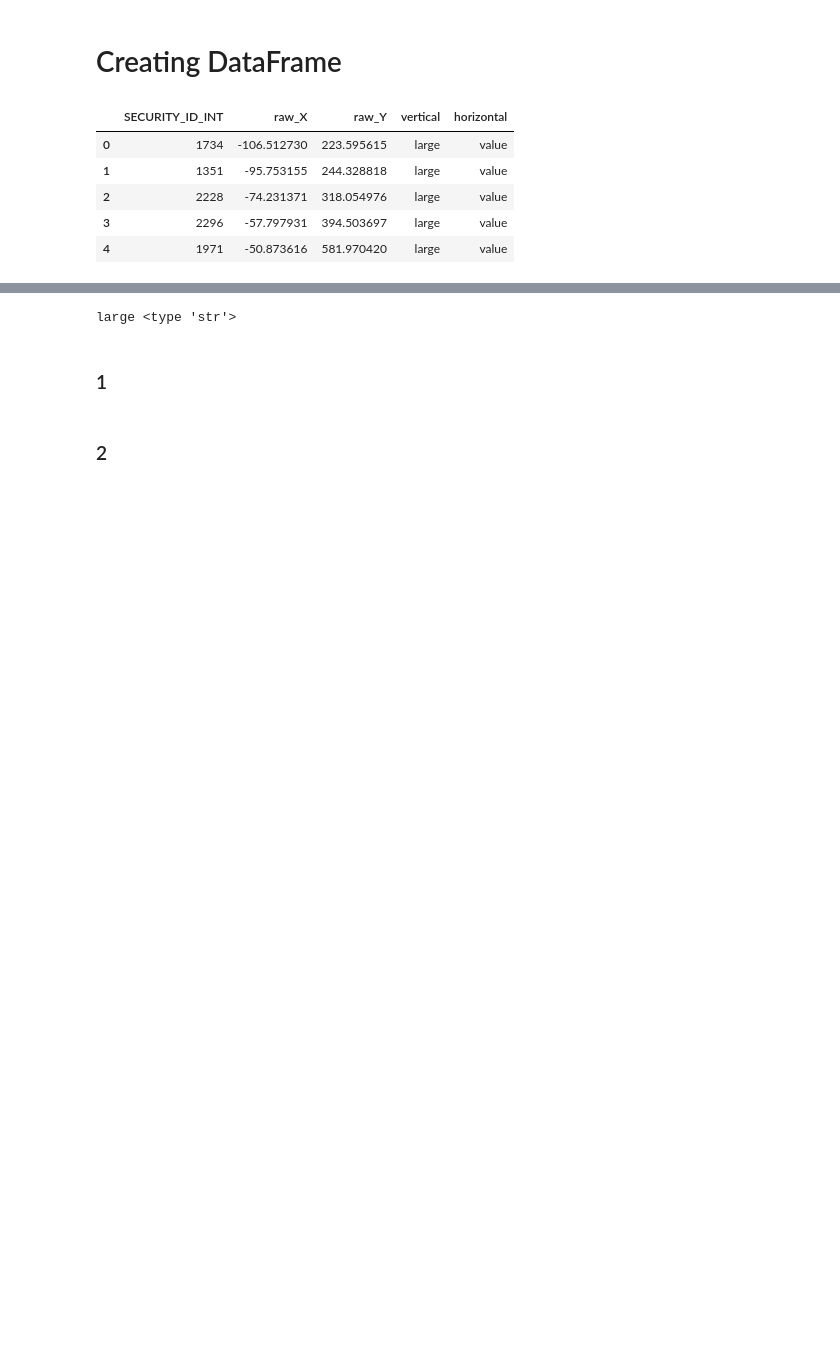
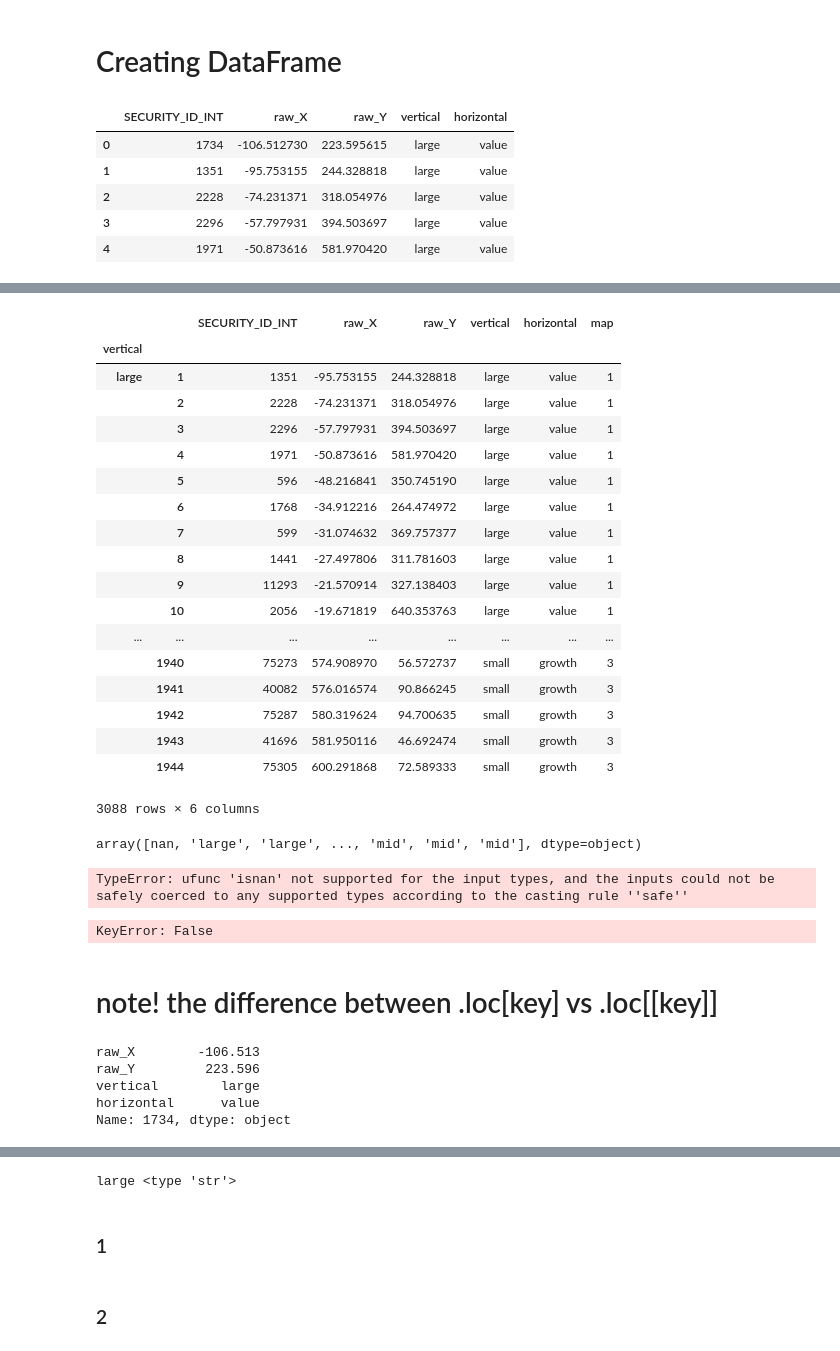
Before and after one commit to Sugeei/python-practice, a Jupyter notebook: jupyter_notebook/pandas_advance.ipynb, the cells around one changed output, grey strips where cells are left out. Saved outputs shown, nothing was run; the diff lists cells and outputs as text; code cells hidden in the pictures; blank space fills up the shorter version.

```diff
--- a/jupyter_notebook/pandas_advance.ipynb
+++ b/jupyter_notebook/pandas_advance.ipynb
@@ -28,0 +220,46 @@ style.head()
+# %%
+style.groupby('vertical').apply(lambda x: x.fillna(x.mean()))
+# %% [output]
+|  |  | SECURITY_ID_INT | raw_X | raw_Y | vertical | horizontal | map |
+| vertical |  |  |  |  |  |  |  |
+| large | 1 | 1351 | -95.753155 | 244.328818 | large | value | 1 |
+|  | 2 | 2228 | -74.231371 | 318.054976 | large | value | 1 |
+|  | 3 | 2296 | -57.797931 | 394.503697 | large | value | 1 |
+|  | 4 | 1971 | -50.873616 | 581.970420 | large | value | 1 |
+|  | 5 | 596 | -48.216841 | 350.745190 | large | value | 1 |
+|  | 6 | 1768 | -34.912216 | 264.474972 | large | value | 1 |
+|  | 7 | 599 | -31.074632 | 369.757377 | large | value | 1 |
+|  | 8 | 1441 | -27.497806 | 311.781603 | large | value | 1 |
+|  | 9 | 11293 | -21.570914 | 327.138403 | large | value | 1 |
+|  | 10 | 2056 | -19.671819 | 640.353763 | large | value | 1 |
+| ... | ... | ... | ... | ... | ... | ... | ... |
+|  | 1940 | 75273 | 574.908970 | 56.572737 | small | growth | 3 |
+|  | 1941 | 40082 | 576.016574 | 90.866245 | small | growth | 3 |
+|  | 1942 | 75287 | 580.319624 | 94.700635 | small | growth | 3 |
+|  | 1943 | 41696 | 581.950116 | 46.692474 | small | growth | 3 |
+|  | 1944 | 75305 | 600.291868 | 72.589333 | small | growth | 3 |
+3088 rows × 6 columns
+# %%
+# style['vertical'].values
+style.vertical.values
+# %% [output]
+array([nan, 'large', 'large', ..., 'mid', 'mid', 'mid'], dtype=object)
+# %%
+np.isnan(style['vertical'].values)#.all()
+# np.isnan(df['eps' + '_err'].values).all()
+# %% [output]
+TypeError: ufunc 'isnan' not supported for the input types, and the inputs could not be safely coerced to any supported types according to the casting rule ''safe''
+# %%
+style[style.vertical.isnull()]
+# %% [output]
+KeyError: False
+# %% [markdown]
+# note! the difference between .loc[key] vs .loc[[key]]
+# %%
+style.set_index("SECURITY_ID_INT").loc[1734]
+# %% [output]
+raw_X        -106.513
+raw_Y         223.596
+vertical        large
+horizontal      value
+Name: 1734, dtype: object
```
Also changed, not shown: parts of 257 cells of this notebook, 50 other files.
